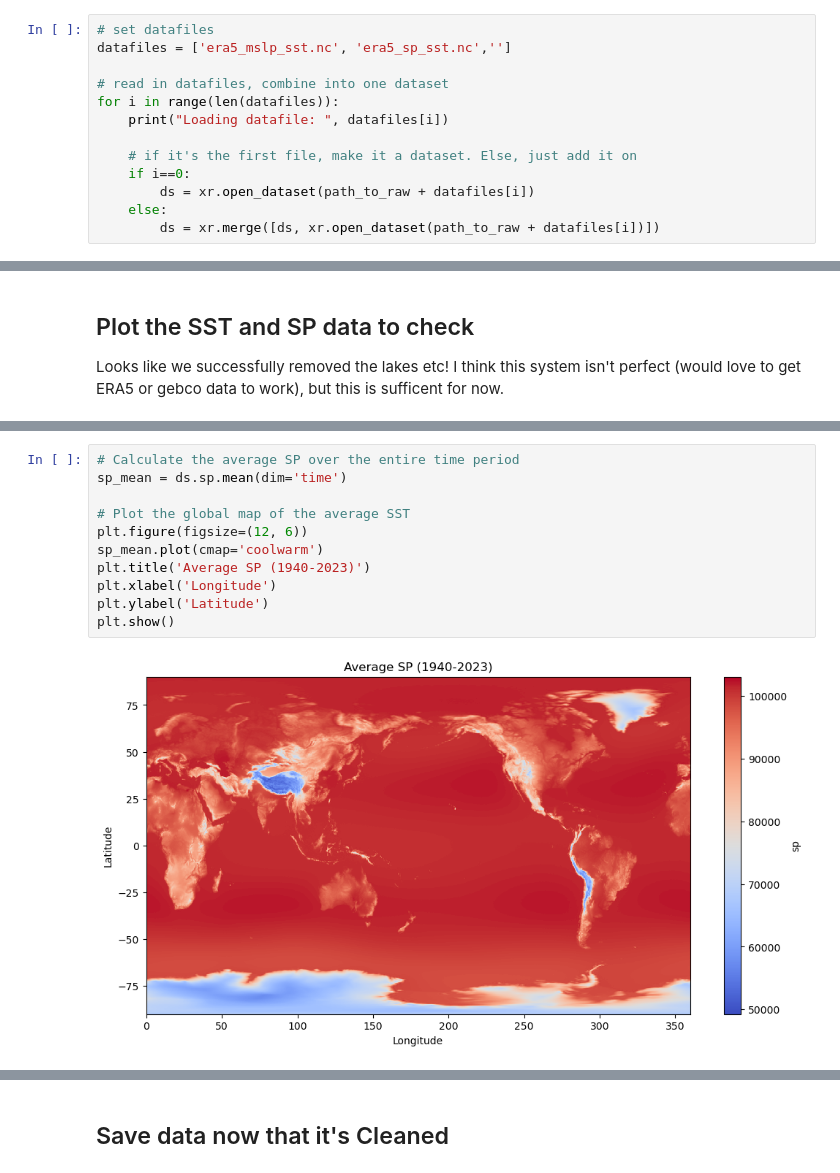
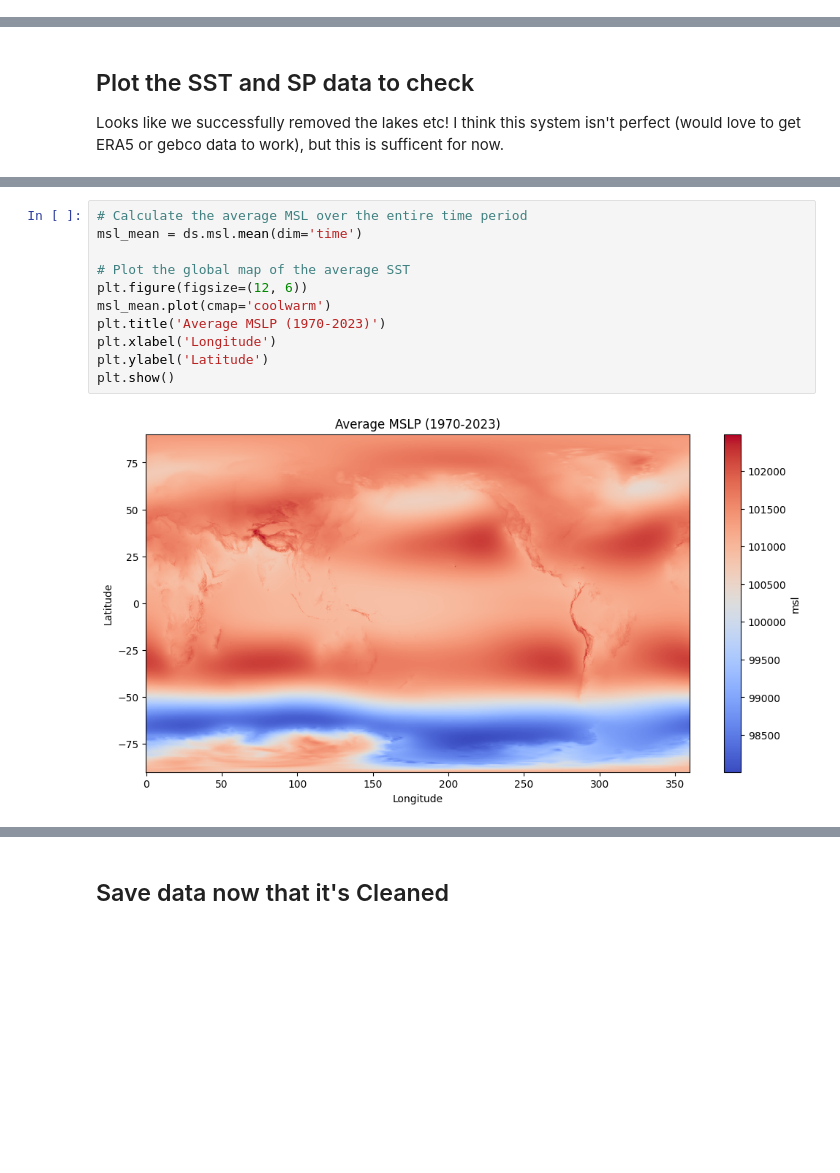
Before and after one commit to liamkirkpatrick/ess469_final, a Jupyter notebook: notebooks-part1/Clean_Data.ipynb, the cells around one changed output, grey strips where cells are left out. Saved outputs shown, nothing was run; the diff lists cells and outputs as text; blank space fills up the shorter version.

```diff
--- a/notebooks-part1/Clean_Data.ipynb
+++ b/notebooks-part1/Clean_Data.ipynb
@@ -20,16 +20,3 @@ import cartopy.crs as ccrs
 import cartopy.feature as cfeature
 # %% [markdown]
 # Read in data
-# %%
-# set datafiles
-datafiles = ['era5_mslp_sst.nc', 'era5_sp_sst.nc','']
-
-# read in datafiles, combine into one dataset
-for i in range(len(datafiles)):
-    print("Loading datafile: ", datafiles[i])
-
-    # if it's the first file, make it a dataset. Else, just add it on
-    if i==0:
-        ds = xr.open_dataset(path_to_raw + datafiles[i])
-    else:
-        ds = xr.merge([ds, xr.open_dataset(path_to_raw + datafiles[i])])
@@ -152,15 +225,15 @@ plt.show()
 # %% [output]
 [figure]
 # %%
-# Calculate the average SP over the entire time period
-sp_mean = ds.sp.mean(dim='time')
+# Calculate the average MSL over the entire time period
+msl_mean = ds.msl.mean(dim='time')
 
 # Plot the global map of the average SST
 plt.figure(figsize=(12, 6))
-sp_mean.plot(cmap='coolwarm')
-plt.title('Average SP (1940-2023)')
+msl_mean.plot(cmap='coolwarm')
+plt.title('Average MSLP (1970-2023)')
 plt.xlabel('Longitude')
 plt.ylabel('Latitude')
 plt.show()
 # %% [output]
-[figure, old version]
+[figure, new version]
```
Also changed, not shown: parts of 8 cells of this notebook, 3 other files.
